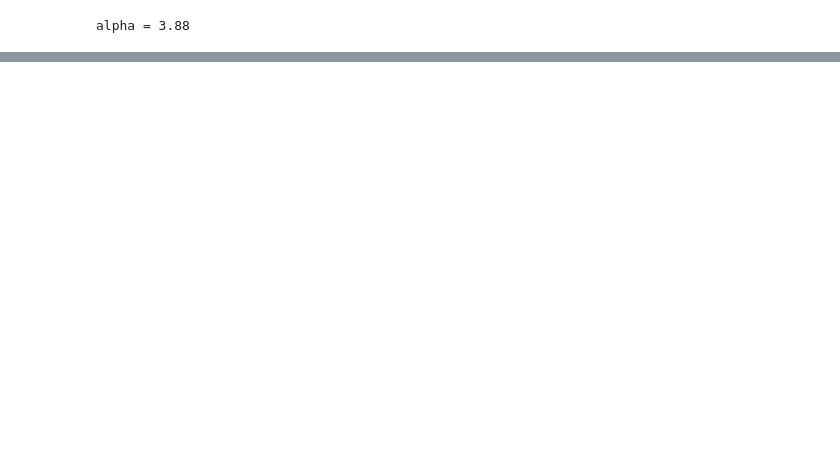
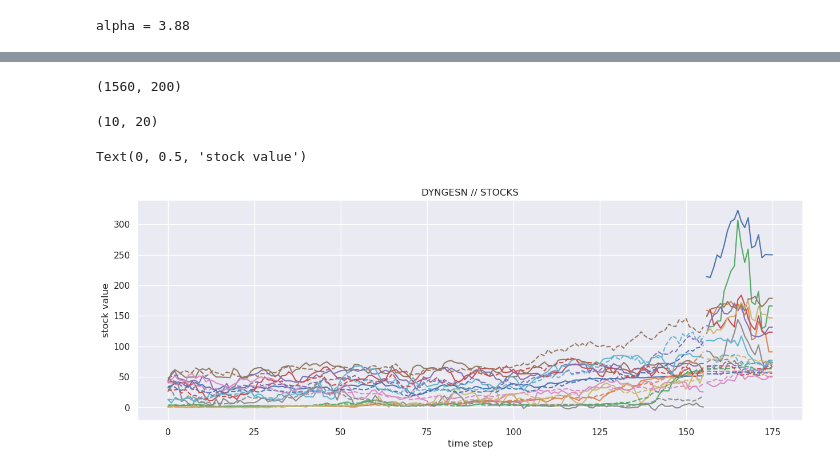
Before and after one commit to Aniq55/dyngesn-neurocomputing-experiments, a Jupyter notebook: vertex-tasks/evaluation/data_test.ipynb, the cells around one changed output, grey strips where cells are left out. Saved outputs shown, nothing was run; the diff lists cells and outputs as text; code cells hidden in the pictures; blank space fills up the shorter version.

```diff
--- a/vertex-tasks/evaluation/data_test.ipynb
+++ b/vertex-tasks/evaluation/data_test.ipynb
@@ -125,0 +141,63 @@ Text(0.5, 1.0, 'Testing')
+# %%
+file_path = './results/dyngesn_dict.pkl'
+
+# Loading dataset from pickle
+with open(file_path, 'rb') as f:
+    dict_ = pickle.load(f)
+# %%
+L_train = len(dict_["y_in_train"][0])
+L_test = len(dict_["y_in_test"][0])
+# %%
+L_train, L_test
+# %% [output]
+(1560, 200)
+# %%
+n_nodes = 10
+
+y_out_test = np.array(dict_["y_out_test"][0].detach().cpu())
+
+y_in_train = np.array(dict_["y_in_train"]).T.reshape(L_train//n_nodes, n_nodes).T
+y_out_train = np.array(dict_["y_out_train"]).T.reshape(L_train//n_nodes, n_nodes).T
+
+y_in_test = np.array(dict_["y_in_test"]).reshape(L_test//n_nodes, n_nodes).T
+y_out_test = y_out_test.reshape(L_test//n_nodes, n_nodes).T
+# %%
+y_in_test.shape
+# %% [output]
+(10, 20)
+# %%
+
+L_train = y_in_train.shape[1]
+L_test = y_in_test.shape[1]
+
+t_train = np.arange(0,L_train)
+# t_valid = np.arange( L_train, L_train + L_valid )
+t_test = np.arange( L_train, L_train + L_test )
+
+plt.figure(figsize=(15,5))
+# plt.plot(t_train, y_in_train)
+# plt.plot(t_train, y_out_train, '--')
+
+# plt.plot(t_valid, np.array(dict_["y_in_valid"]).reshape(L_valid,10))
+# plt.plot(t_valid, np.array(dict_["y_out_valid"]).reshape(L_valid,10), '--')
+
+for i in range(n_nodes):
+    plt.plot(t_train, y_in_train[i])
+for i in range(n_nodes):
+    plt.plot(t_train, y_out_train[i], '--')
+
+
+for i in range(n_nodes):
+    plt.plot(t_test, y_in_test[i])
+for i in range(n_nodes):
+    plt.plot(t_test, y_out_test[i], '--')
+
+
+plt.title('DYNGESN // STOCKS')
+
+plt.xlabel('time step')
+plt.ylabel('stock value')
+# plt.xlim([1600,1700])
+# %% [output]
+Text(0, 0.5, 'stock value')
+[figure, added]
```
Also changed, not shown: parts of 24 cells of this notebook, 9 other files.
